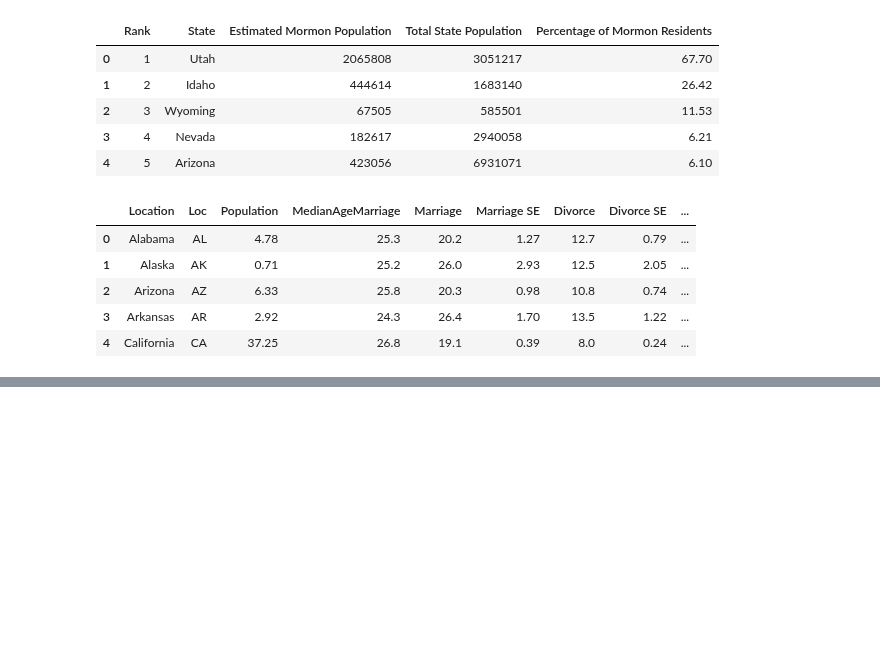
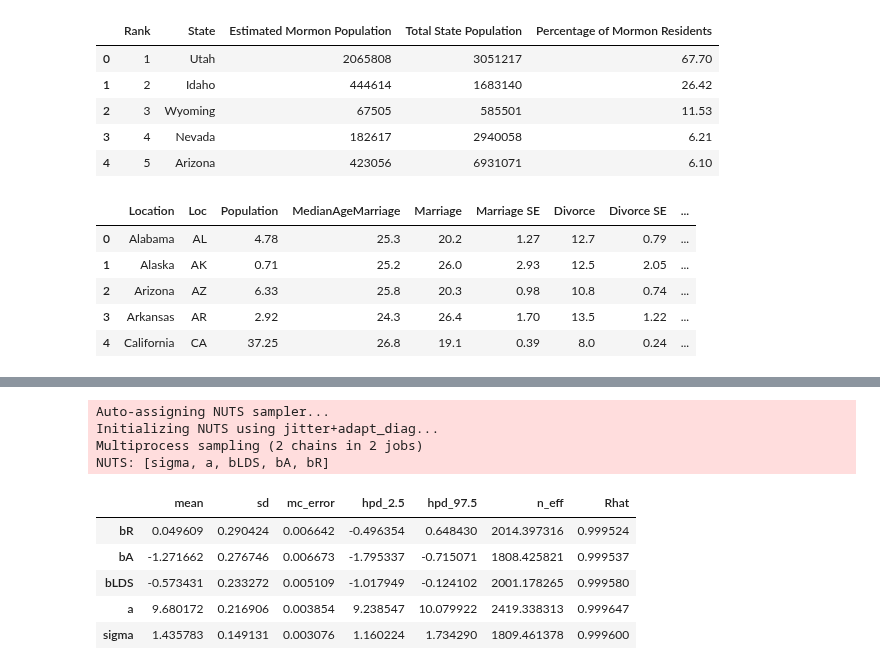
Before and after one commit to nwweber/statistical_rethinking, a Jupyter notebook: chapter_05_multivariate_linear_models.ipynb, the cells around one changed output, grey strips where cells are left out. Saved outputs shown, nothing was run; the diff lists cells and outputs as text; code cells hidden in the pictures; blank space fills up the shorter version.

```diff
--- a/chapter_05_multivariate_linear_models.ipynb
+++ b/chapter_05_multivariate_linear_models.ipynb
@@ -1713,0 +1768,28 @@ divorce.head()
+# %%
+with pm.Model() as m_practice_5_m_4:
+
+    bR = pm.Normal('bR', mu=0, sd=1)
+    bA = pm.Normal('bA', mu=0, sd=1)
+    bLDS = pm.Normal('bLDS', mu=0, sd=1)
+
+    a = pm.Normal('a', mu=10, sd=10)
+    mu = pm.Deterministic('mu', a + bR * joined_std['Marriage_std'] + bA * joined_std['MedianAgeMarriage_std'] + bLDS * joined_std['Percentage of Mormon Residents_std'])
+
+    sigma = pm.Uniform('sigma', lower=0, upper=10)
+
+    Divorce = pm.Normal('Divorce', mu=mu, sd=sigma, observed=joined_std['Divorce'])
+
+    trace_m_practice_5_m_4 = pm.sample(draws=1000, tune=1000)
+
+summarize_interesting(trace_m_practice_5_m_4)
+# %% [output]
+Auto-assigning NUTS sampler...
+Initializing NUTS using jitter+adapt_diag...
+Multiprocess sampling (2 chains in 2 jobs)
+NUTS: [sigma, a, bLDS, bA, bR]
+|  | mean | sd | mc_error | hpd_2.5 | hpd_97.5 | n_eff | Rhat |
+| bR | 0.049609 | 0.290424 | 0.006642 | -0.496354 | 0.648430 | 2014.397316 | 0.999524 |
+| bA | -1.271662 | 0.276746 | 0.006673 | -1.795337 | -0.715071 | 1808.425821 | 0.999537 |
+| bLDS | -0.573431 | 0.233272 | 0.005109 | -1.017949 | -0.124102 | 2001.178265 | 0.999580 |
+| a | 9.680172 | 0.216906 | 0.003854 | 9.238547 | 10.079922 | 2419.338313 | 0.999647 |
+| sigma | 1.435783 | 0.149131 | 0.003076 | 1.160224 | 1.734290 | 1809.461378 | 0.999600 |
```
Also changed, not shown: parts of 15 cells of this notebook.
